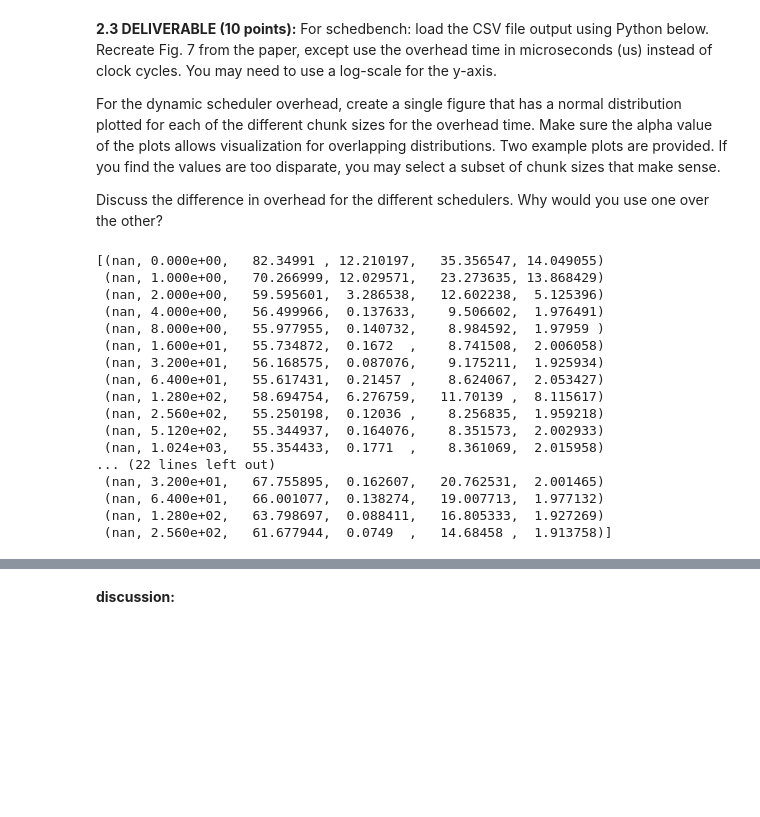
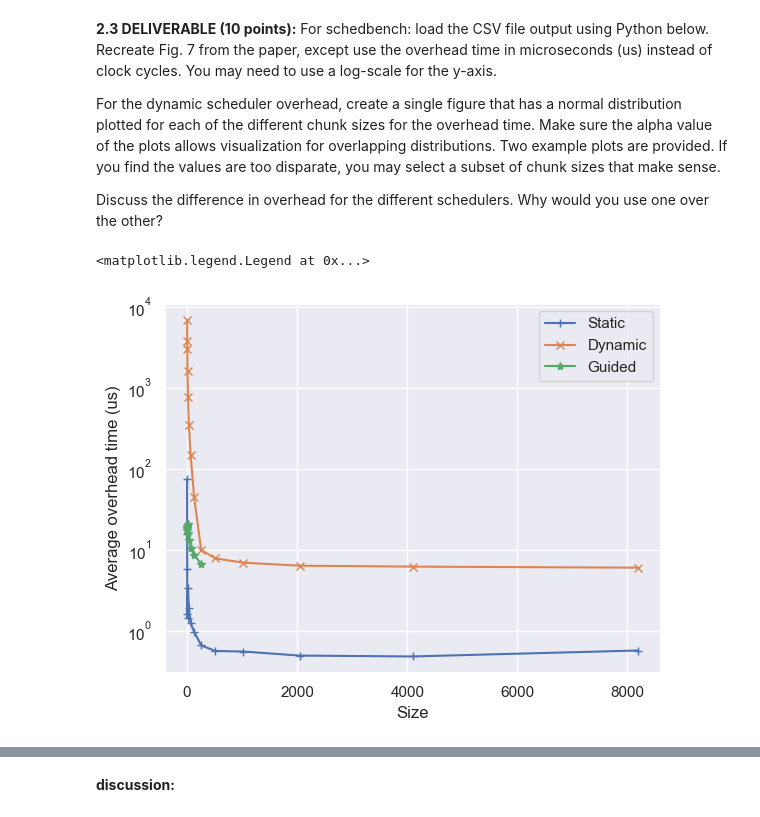
Before and after one commit to awwle6107/eecs569_assignment, a Jupyter notebook: hw2/hw02-submission-groupname.ipynb, the cells around one changed output, grey strips where cells are left out. Saved outputs shown, nothing was run; the diff lists cells and outputs as text; code cells hidden in the pictures; blank space fills up the shorter version.

```diff
--- a/hw2/hw02-submission-groupname.ipynb
+++ b/hw2/hw02-submission-groupname.ipynb
@@ -94,26 +120,37 @@ For the dynamic scheduler overhead, create a single figure that has a normal dis
 
 Discuss the difference in overhead for the different schedulers. Why would you use one over the other?
 # %%
-# recreate Fig. 7 here
-data = np.genfromtxt('schedbench.csv', delimiter=',', names=True, )
-print(data)
+# plot code: average Flops vs N plot
+import matplotlib.pyplot as plt
+import numpy as np
+import pandas as pd
+
+#create a dataframe
+dataFrame = pd.read_csv("schedbench1.csv")
+#print(dataFrame)
+size_static = dataFrame[" size"].tolist()[0:15]
+oa_static = dataFrame[" overhead avg (us)"].tolist()[0:15]
+size_dynamic = dataFrame[" size"].tolist()[15:29]
+oa_dynamic = dataFrame[" overhead avg (us)"].tolist()[15:29]
+size_guided = dataFrame[" size"].tolist()[29:38]
+oa_guided = dataFrame[" overhead avg (us)"].tolist()[29:38]
+#print(size_guided)
+#print(oa_guided)
+# #group the data by N
+# groups = data.groupby('N',as_index=False)['Flops']
+# for item in groups:
+#     print(item)
+
+#plot averages
+plt.plot(size_static,oa_static, marker='+', label = "Static")
+plt.plot(size_dynamic,oa_dynamic, marker='x', label = "Dynamic")
+plt.plot(size_guided,oa_guided, marker='*', label = "Guided")
+plt.xlabel('Size')
+plt.ylabel('Average overhead time (us)')
+plt.yscale("log")
+plt.legend()
 # %% [output]
-[(nan, 0.000e+00,   82.34991 , 12.210197,   35.356547, 14.049055)
- (nan, 1.000e+00,   70.266999, 12.029571,   23.273635, 13.868429)
- (nan, 2.000e+00,   59.595601,  3.286538,   12.602238,  5.125396)
- (nan, 4.000e+00,   56.499966,  0.137633,    9.506602,  1.976491)
- (nan, 8.000e+00,   55.977955,  0.140732,    8.984592,  1.97959 )
- (nan, 1.600e+01,   55.734872,  0.1672  ,    8.741508,  2.006058)
- (nan, 3.200e+01,   56.168575,  0.087076,    9.175211,  1.925934)
- (nan, 6.400e+01,   55.617431,  0.21457 ,    8.624067,  2.053427)
- (nan, 1.280e+02,   58.694754,  6.276759,   11.70139 ,  8.115617)
- (nan, 2.560e+02,   55.250198,  0.12036 ,    8.256835,  1.959218)
- (nan, 5.120e+02,   55.344937,  0.164076,    8.351573,  2.002933)
- (nan, 1.024e+03,   55.354433,  0.1771  ,    8.361069,  2.015958)
-... (22 lines left out)
- (nan, 3.200e+01,   67.755895,  0.162607,   20.762531,  2.001465)
- (nan, 6.400e+01,   66.001077,  0.138274,   19.007713,  1.977132)
- (nan, 1.280e+02,   63.798697,  0.088411,   16.805333,  1.927269)
- (nan, 2.560e+02,   61.677944,  0.0749  ,   14.68458 ,  1.913758)]
+<matplotlib.legend.Legend at 0x...>
+[figure, added]
 # %%
 # create a normal distribution plot here for dynamic scheduler overhead. Choose at least 3 chunk sizes that make a nice plot.
```
Also changed, not shown: parts of 7 cells of this notebook, 2 other files.
